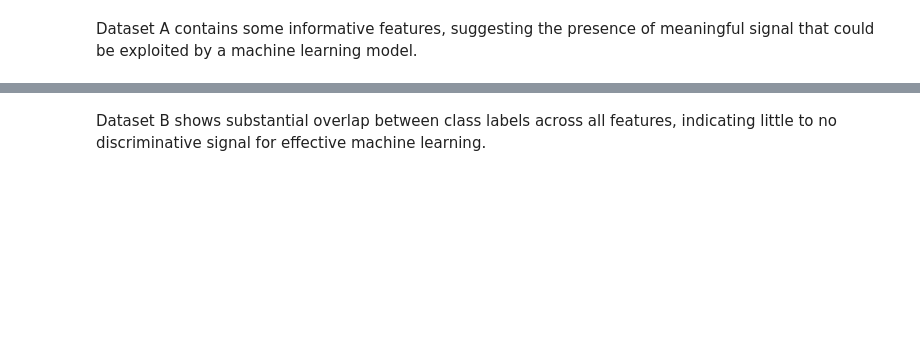
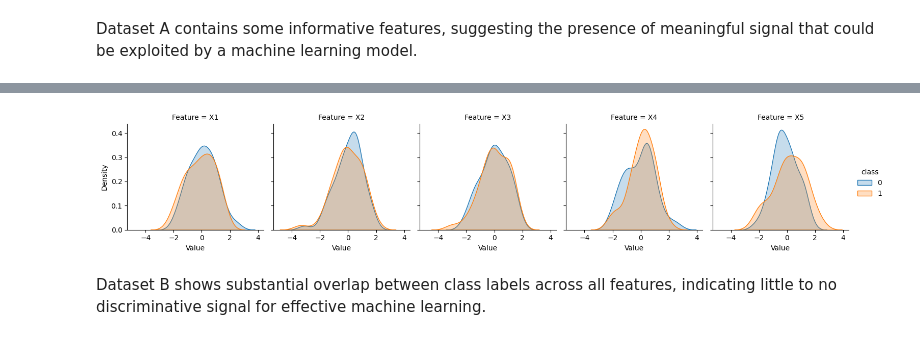
Before and after one commit to aryasalwan/Comp3200, a Jupyter notebook: Comp3200/Taks 1.ipynb, the cells around one changed output, grey strips where cells are left out. Cells and saved outputs as stored; diff of their text form; code cells hidden in the pictures; blank space fills up the shorter version.

```diff
--- a/Comp3200/Taks 1.ipynb
+++ b/Comp3200/Taks 1.ipynb
@@ -59,2 +124,9 @@ plt.show()
+# %%
+density_plot_with_class=sns.FacetGrid(dataA_graph, col="Feature", hue="class", col_wrap=5, sharex=True)
+density_plot_with_class.map(sns.kdeplot, "Value", fill=True)
+density_plot_with_class.add_legend()
+plt.show()
+# %% [output]
+[figure, added]
 # %% [markdown]
 Dataset B shows substantial overlap between class labels across all features, indicating little to no discriminative signal for effective machine learning.
```
Also changed, not shown: parts of 14 cells of this notebook.
